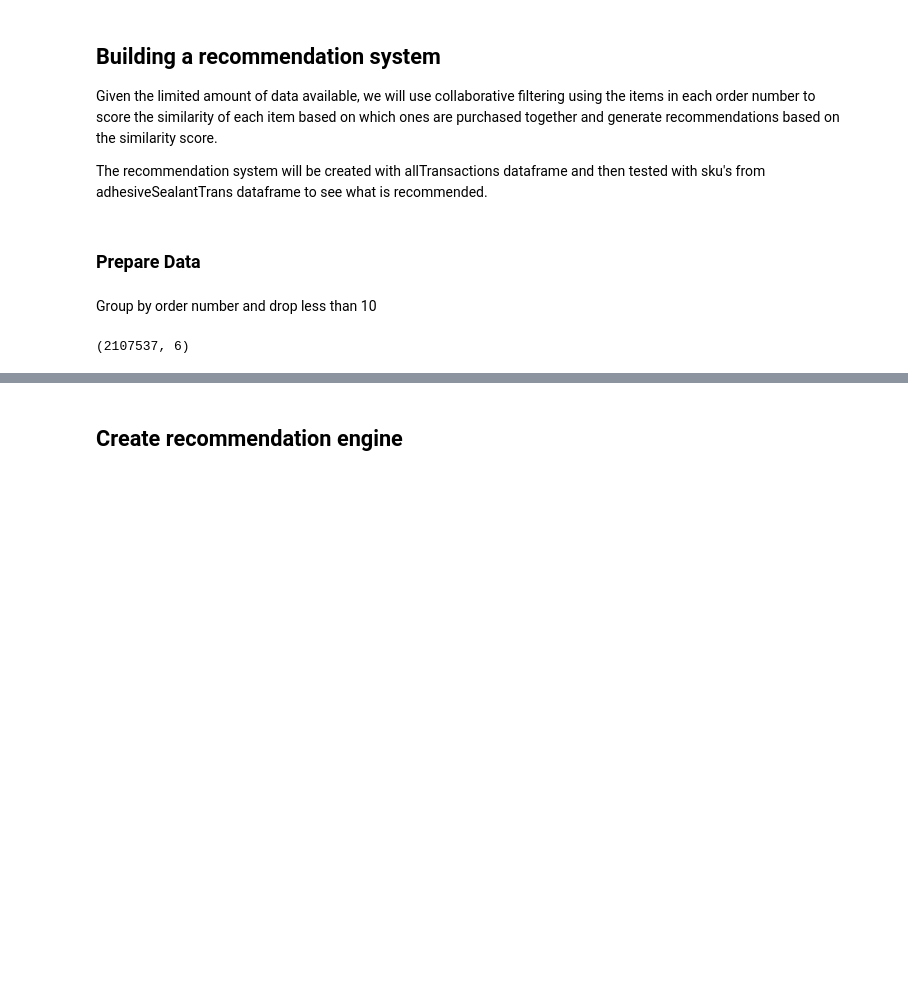
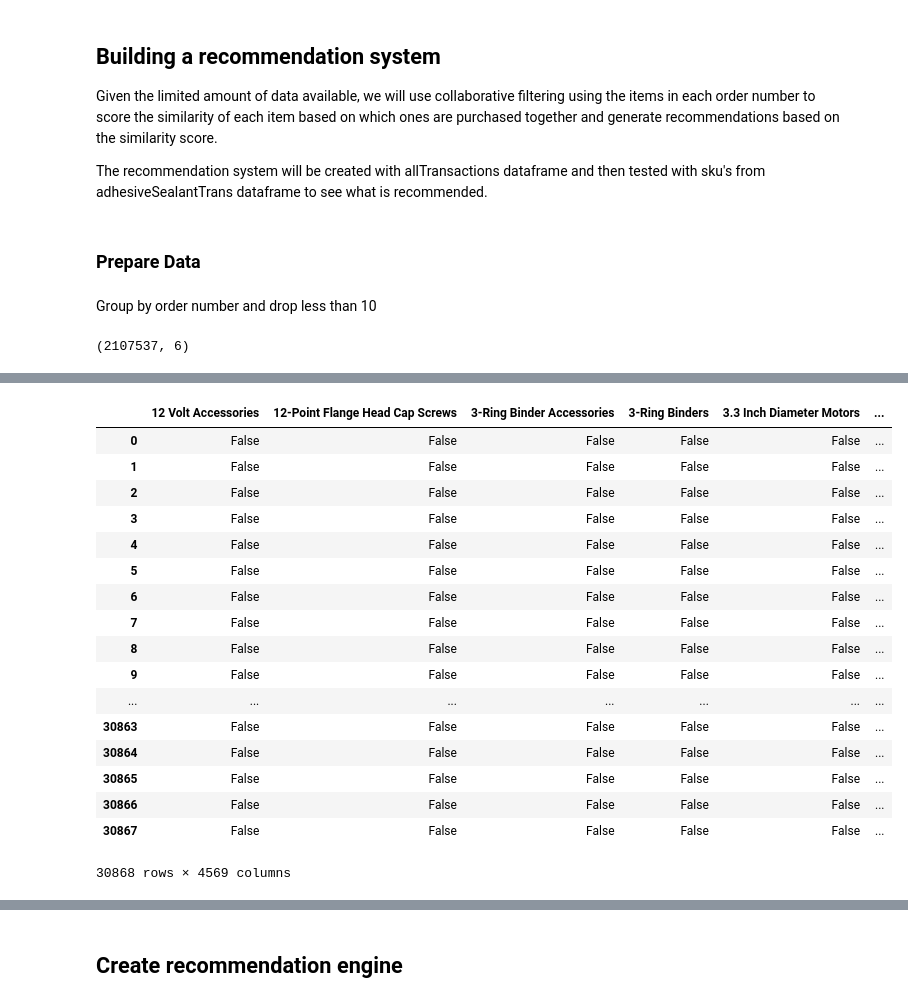
Before and after one commit to deejayrusso/E-Commerce-Recommendations, a Jupyter notebook: E-Commerce Recommendation Notebook.ipynb, the cells around one changed output, grey strips where cells are left out. Drawn from its saved outputs; the diff is of its cells as text; code cells hidden in the pictures; blank space fills up the shorter version.

```diff
--- a/E-Commerce Recommendation Notebook.ipynb
+++ b/E-Commerce Recommendation Notebook.ipynb
@@ -252,3 +243,0 @@ grouped = allTransaction.groupby('order_number')
-# %%
-# Filter out orders that have less than 10 items
-allTransaction = grouped.filter(lambda x: len(x)>10)
@@ -254,0 +252,4 @@ allTransaction = grouped.filter(lambda x: len(x)>10)
+# %%
+# Combine items into lists by order number
+grouped = allTransaction.groupby('order_number')['l3'].apply(list)
+grouped.head()
@@ -292,2 +268,0 @@ allTransaction.drop('brand', axis=1, inplace=True)
-# %%
-grouped = allTransaction.groupby('order_number')
@@ -327,0 +269,4 @@ allTransaction.head()
+# %%
+#filter out small orders
+filtered_group = [x for x in grouped if len(x)>=10 ]
+filtered_group
@@ -327,0 +291,25 @@ allTransaction.head()
+# %%
+# One-hot encode data in pandas dataframe
+te = TransactionEncoder()
+te_ary = te.fit(filtered_group).transform(filtered_group)
+transaction_group = pd.DataFrame(te_ary, columns=te.columns_)
+transaction_group
+# %% [output]
+|  | 12 Volt Accessories | 12-Point Flange Head Cap Screws | 3-Ring Binder Accessories | 3-Ring Binders | 3.3 Inch Diameter Motors | ... |
+| 0 | False | False | False | False | False | ... |
+| 1 | False | False | False | False | False | ... |
+| 2 | False | False | False | False | False | ... |
+| 3 | False | False | False | False | False | ... |
+| 4 | False | False | False | False | False | ... |
+| 5 | False | False | False | False | False | ... |
+| 6 | False | False | False | False | False | ... |
+| 7 | False | False | False | False | False | ... |
+| 8 | False | False | False | False | False | ... |
+| 9 | False | False | False | False | False | ... |
+| ... | ... | ... | ... | ... | ... | ... |
+| 30863 | False | False | False | False | False | ... |
+| 30864 | False | False | False | False | False | ... |
+| 30865 | False | False | False | False | False | ... |
+| 30866 | False | False | False | False | False | ... |
+| 30867 | False | False | False | False | False | ... |
+30868 rows × 4569 columns
```
Also changed, not shown: parts of 25 cells of this notebook.
